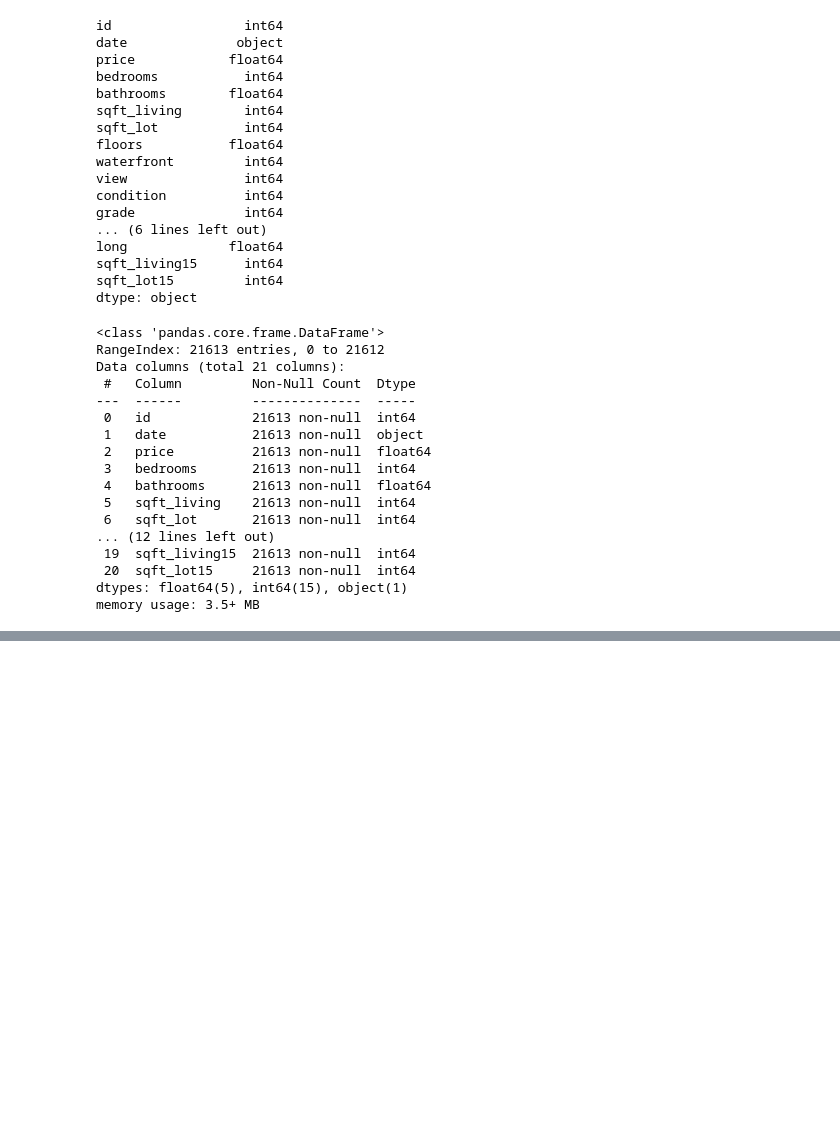
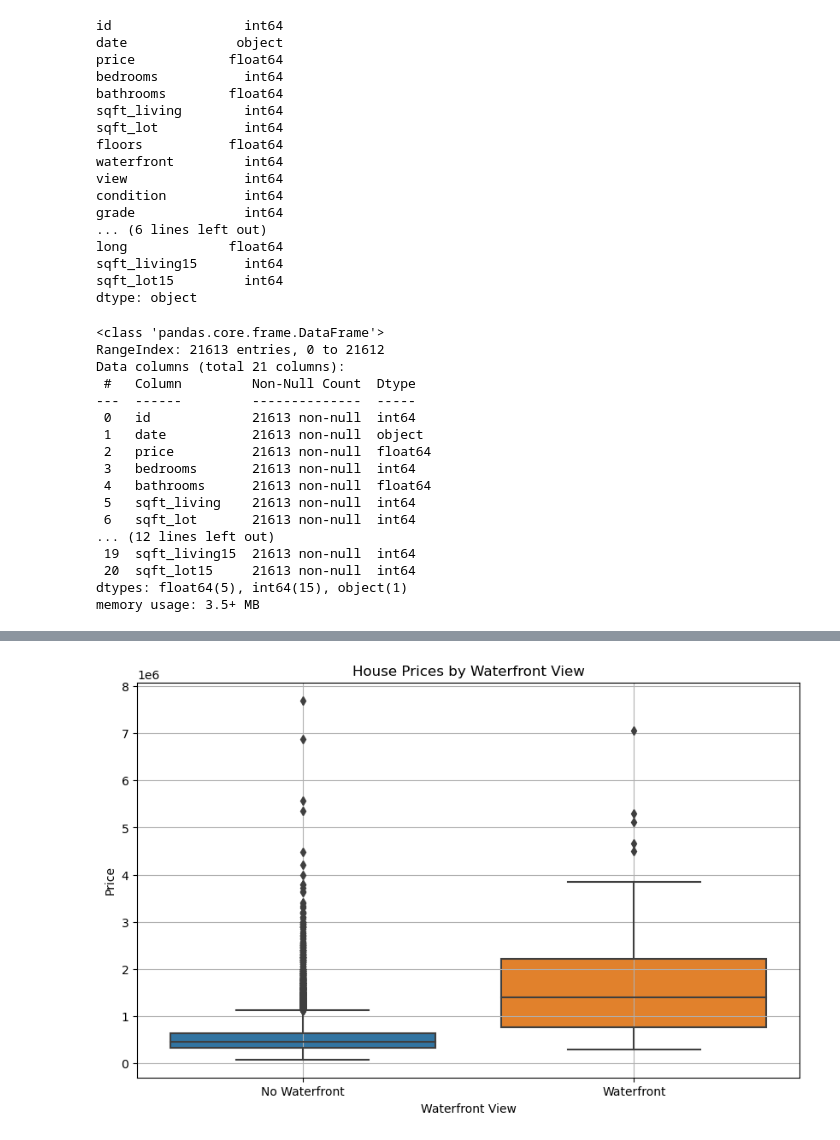
Before and after one commit to SaadIrfan618/house_price_predictor, a Jupyter notebook: house price predictor.ipynb, the cells around one changed output, grey strips where cells are left out. Drawn from its saved outputs; the diff is of its cells as text; code cells hidden in the pictures; blank space fills up the shorter version.

```diff
--- a/house price predictor.ipynb
+++ b/house price predictor.ipynb
@@ -82,0 +149,18 @@ df = df.drop(["id","date"],axis=1)
+# %%
+# comparing waterfront effect on price
+import seaborn as sns
+import matplotlib.pyplot as plt
+
+# Create a boxplot
+plt.figure(figsize=(10, 6))
+sns.boxplot(x='waterfront', y='price', data=df)
+plt.title('House Prices by Waterfront View')
+plt.xlabel('Waterfront View')
+plt.ylabel('Price')
+plt.xticks([0, 1], ['No Waterfront', 'Waterfront'])
+plt.grid(True)
+plt.show()
+
+# on average waterfront has higher prices but indidual cases of without water front can exceed price of with waterfront
+# %% [output]
+[figure, added]
```
Also changed, not shown: parts of 19 cells of this notebook.
